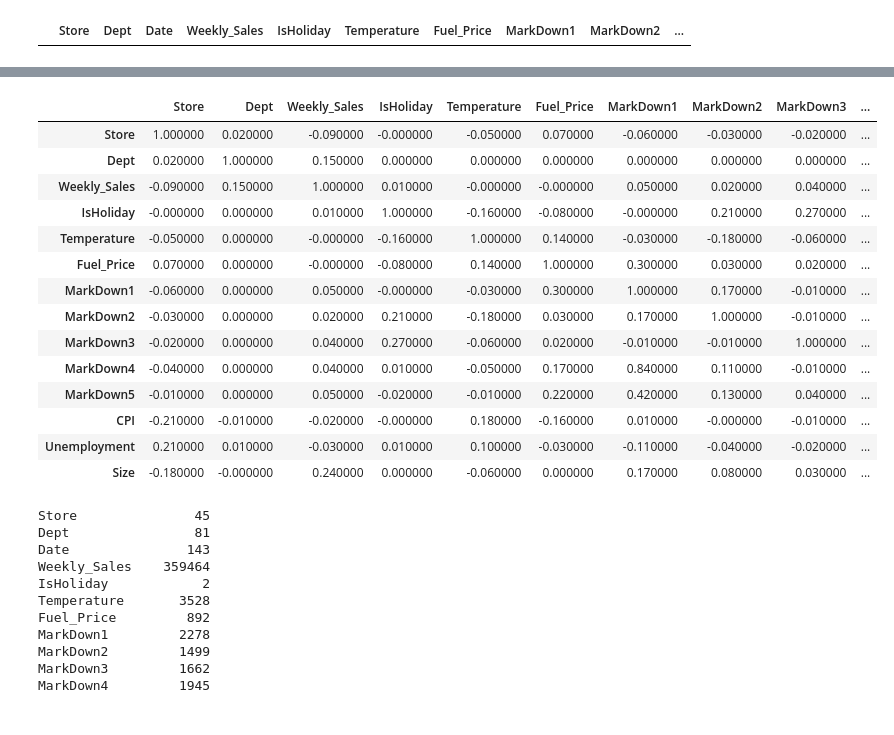
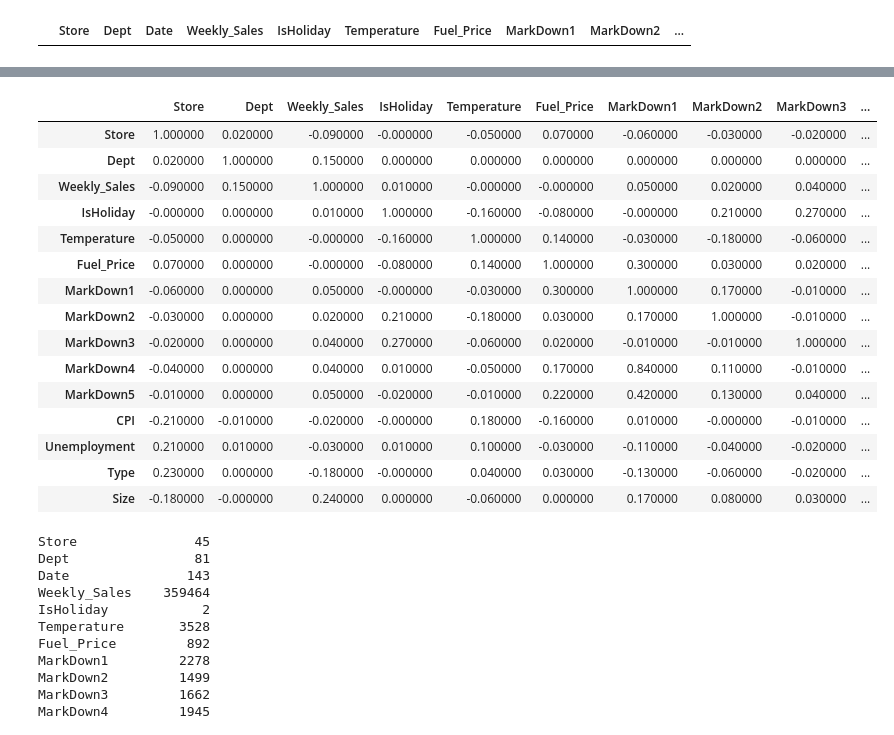
Before and after one commit to curtistr05/Capstone2, a Jupyter notebook: Retail_Analytics.ipynb, the cells around one changed output, grey strips where cells are left out. Drawn from its saved outputs; the diff is of its cells as text; code cells hidden in the pictures.

```diff
--- a/Retail_Analytics.ipynb
+++ b/Retail_Analytics.ipynb
@@ -206,4 +228,8 @@ retailDataCleaned.head()
 # %%
-#Visualize data in boxplots to look for outliers
-boxplot = retailDataCleaned.boxplot(grid=False, vert=False, fontsize=15, color='teal', figsize=(12,15))
+#Visualize data in boxplots to look for outliers and replace store type 'A, B, C' with '1, 2, 3' respectively
+df = dfmerged
+df['Type'].astype('str')
+mapping = {'A': 1, 'B': 2, 'C': 3}
+df.replace({'Type': mapping}, inplace=True)
+boxplot = df.boxplot(grid=False, vert=False, fontsize=15, color='teal', figsize=(12,15))
 # %% [output]
@@ -211,24 +237,25 @@ boxplot = retailDataCleaned.boxplot(grid=False, vert=False, fontsize=15, color='
 # %%
 #Calculate the correlation coefficients
-corr = retailDataCleaned.corr()
+corr = df.corr()
 
 #plot retail data in Pearsons correlation heat map
-corr.round(2).style.background_gradient(cmap='coolwarm')
+corr.round(2).style.background_gradient(cmap='Wistia')
 # %% [output]
 |  | Store | Dept | Weekly_Sales | IsHoliday | Temperature | Fuel_Price | MarkDown1 | MarkDown2 | MarkDown3 | ... |
 | Store | 1.000000 | 0.020000 | -0.090000 | -0.000000 | -0.050000 | 0.070000 | -0.060000 | -0.030000 | -0.020000 | ... |
 | Dept | 0.020000 | 1.000000 | 0.150000 | 0.000000 | 0.000000 | 0.000000 | 0.000000 | 0.000000 | 0.000000 | ... |
 | Weekly_Sales | -0.090000 | 0.150000 | 1.000000 | 0.010000 | -0.000000 | -0.000000 | 0.050000 | 0.020000 | 0.040000 | ... |
 | IsHoliday | -0.000000 | 0.000000 | 0.010000 | 1.000000 | -0.160000 | -0.080000 | -0.000000 | 0.210000 | 0.270000 | ... |
 | Temperature | -0.050000 | 0.000000 | -0.000000 | -0.160000 | 1.000000 | 0.140000 | -0.030000 | -0.180000 | -0.060000 | ... |
 | Fuel_Price | 0.070000 | 0.000000 | -0.000000 | -0.080000 | 0.140000 | 1.000000 | 0.300000 | 0.030000 | 0.020000 | ... |
 | MarkDown1 | -0.060000 | 0.000000 | 0.050000 | -0.000000 | -0.030000 | 0.300000 | 1.000000 | 0.170000 | -0.010000 | ... |
 | MarkDown2 | -0.030000 | 0.000000 | 0.020000 | 0.210000 | -0.180000 | 0.030000 | 0.170000 | 1.000000 | -0.010000 | ... |
 | MarkDown3 | -0.020000 | 0.000000 | 0.040000 | 0.270000 | -0.060000 | 0.020000 | -0.010000 | -0.010000 | 1.000000 | ... |
 | MarkDown4 | -0.040000 | 0.000000 | 0.040000 | 0.010000 | -0.050000 | 0.170000 | 0.840000 | 0.110000 | -0.010000 | ... |
 | MarkDown5 | -0.010000 | 0.000000 | 0.050000 | -0.020000 | -0.010000 | 0.220000 | 0.420000 | 0.130000 | 0.040000 | ... |
 | CPI | -0.210000 | -0.010000 | -0.020000 | -0.000000 | 0.180000 | -0.160000 | 0.010000 | -0.000000 | -0.010000 | ... |
 | Unemployment | 0.210000 | 0.010000 | -0.030000 | 0.010000 | 0.100000 | -0.030000 | -0.110000 | -0.040000 | -0.020000 | ... |
+| Type | 0.230000 | 0.000000 | -0.180000 | -0.000000 | 0.040000 | 0.030000 | -0.130000 | -0.060000 | -0.020000 | ... |
 | Size | -0.180000 | -0.000000 | 0.240000 | 0.000000 | -0.060000 | 0.000000 | 0.170000 | 0.080000 | 0.030000 | ... |
 # %%
 #More insights about the unique values of the data and unique values of the stores and departments
```
Also changed, not shown: parts of 27 cells of this notebook.
